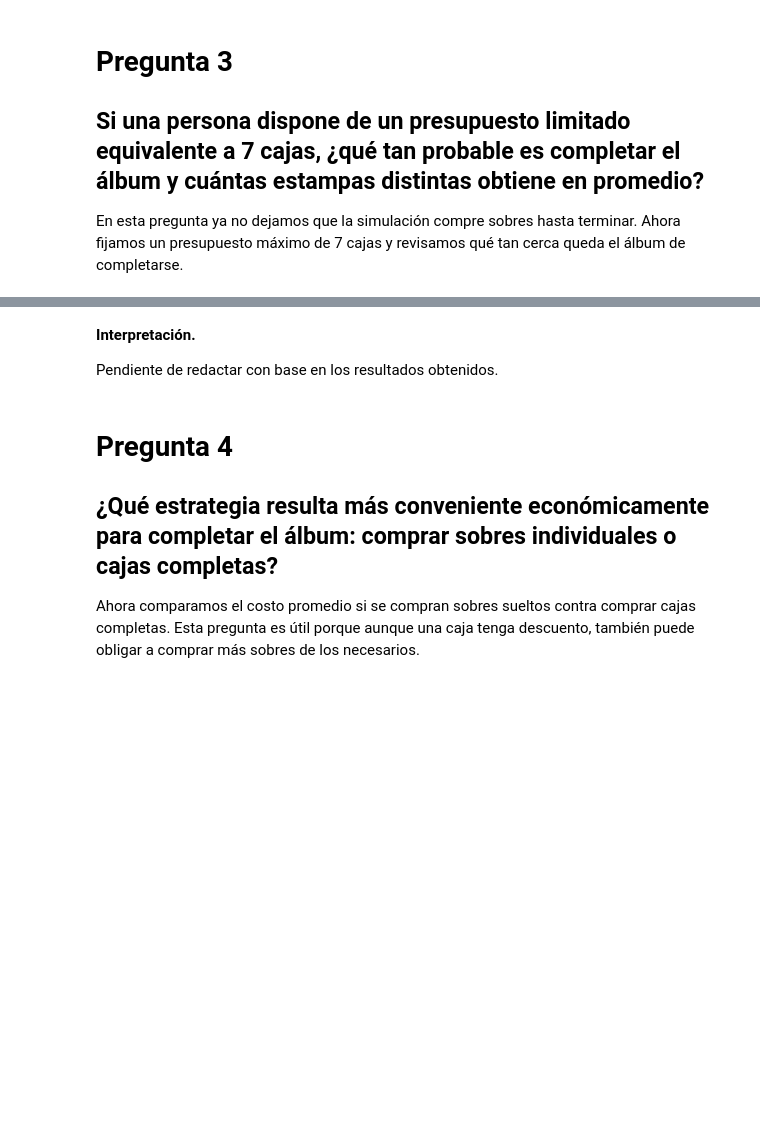
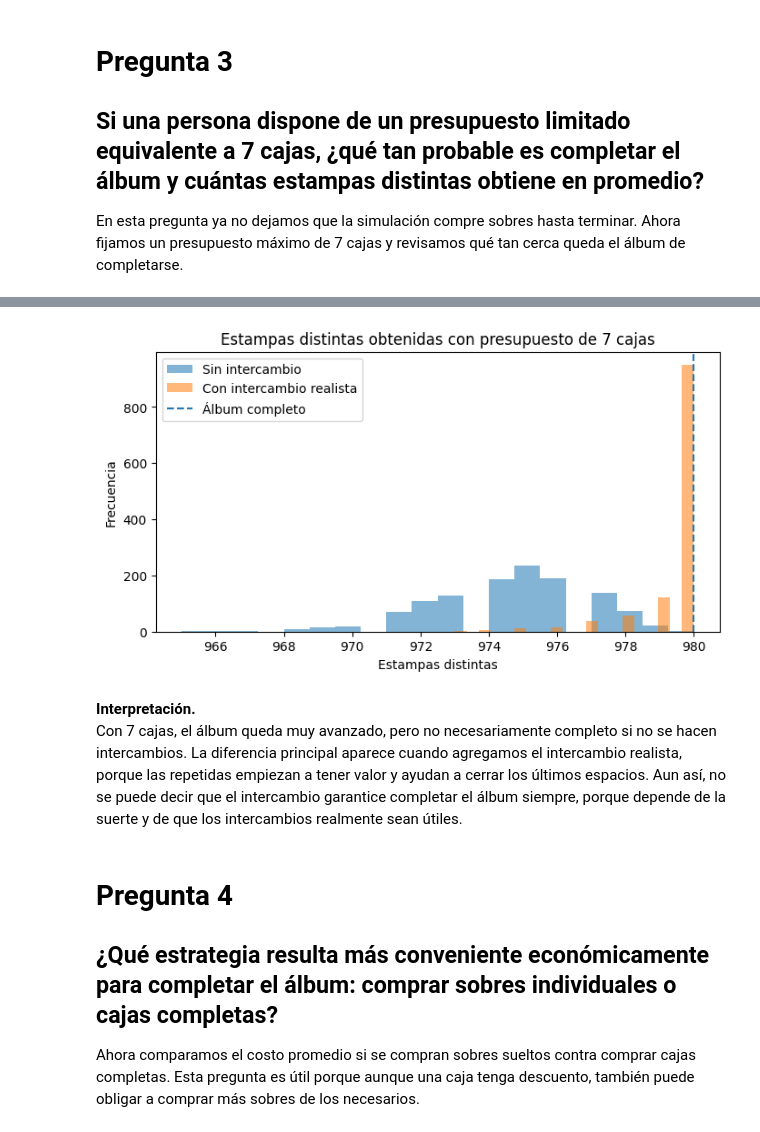
Before and after one commit to esteban-dlp/web-Laboratorio-9, a Jupyter notebook: Lab8_Etapas_5_y_6_Martin_Esteban.ipynb, the cells around one changed output, grey strips where cells are left out. Cells and saved outputs as stored; diff of their text form; code cells hidden in the pictures; blank space fills up the shorter version.

Commit message:
ultimas preguntas

```diff
--- a/Lab8_Etapas_5_y_6_Martin_Esteban.ipynb
+++ b/Lab8_Etapas_5_y_6_Martin_Esteban.ipynb
@@ -337,5 +337,64 @@ El intercambio sí reduce la cantidad de sobres necesarios, pero no de forma exa
 
 En esta pregunta ya no dejamos que la simulación compre sobres hasta terminar. Ahora fijamos un presupuesto máximo de 7 cajas y revisamos qué tan cerca queda el álbum de completarse.
 # %%
-# TODO: Completar análisis y simulación de esta pregunta
-# Mantener la misma metodología utilizada en las preguntas anteriores.
+CAJAS_PRESUPUESTO = 7
+sobres_presupuesto = CAJAS_PRESUPUESTO * SOBRES_POR_CAJA
+costo_presupuesto = CAJAS_PRESUPUESTO * PRECIO_CAJA
+
+rng = np.random.default_rng(SEMILLA + 2)
+
+resultados_pres_sin = [
+    simular_con_presupuesto(sobres_presupuesto, con_intercambio=False, rng=rng)
+    for _ in range(R_PRESUPUESTO)
+]
+
+resultados_pres_inter = [
+    simular_con_presupuesto(sobres_presupuesto, con_intercambio=True, rng=rng)
+    for _ in range(R_PRESUPUESTO)
+]
+
+distintas_pres_sin = np.array([r["distintas"] for r in resultados_pres_sin])
+distintas_pres_inter = np.array([r["distintas"] for r in resultados_pres_inter])
+
+prob_completar_sin = np.mean(distintas_pres_sin == N)
+prob_completar_inter = np.mean(distintas_pres_inter == N)
+
+tabla_p3 = pd.DataFrame({
+    "Escenario": [
+        "Sin intercambio",
+        "Con intercambio realista"
+    ],
+    "Sobres disponibles": [
+        sobres_presupuesto,
+        sobres_presupuesto
+    ],
+    "Costo del presupuesto": [
+        costo_presupuesto,
+        costo_presupuesto
+    ],
+    "Estampas distintas promedio": [
+        distintas_pres_sin.mean(),
+        distintas_pres_inter.mean()
+    ],
+    "Faltantes promedio": [
+        N - distintas_pres_sin.mean(),
+        N - distintas_pres_inter.mean()
+    ],
+    "Probabilidad de completar": [
+        prob_completar_sin,
+        prob_completar_inter
+    ]
+})
+
+display(tabla_p3)
+
+plt.figure(figsize=(8, 4))
+plt.hist(distintas_pres_sin, bins=20, alpha=0.55, label="Sin intercambio")
+plt.hist(distintas_pres_inter, bins=20, alpha=0.55, label="Con intercambio realista")
+plt.axvline(N, linestyle="--", label="Álbum completo")
+plt.title(f"Estampas distintas obtenidas con presupuesto de {CAJAS_PRESUPUESTO} cajas")
+plt.xlabel("Estampas distintas")
+plt.ylabel("Frecuencia")
+plt.legend()
+plt.show()
+# %% [output]
@@ -342,7 +404,7 @@ En esta pregunta ya no dejamos que la simulación compre sobres hasta terminar.
+[figure, added]
 # %% [markdown]
 **Interpretación.**
-
-Pendiente de redactar con base en los resultados obtenidos.
+Con 7 cajas, el álbum queda muy avanzado, pero no necesariamente completo si no se hacen intercambios. La diferencia principal aparece cuando agregamos el intercambio realista, porque las repetidas empiezan a tener valor y ayudan a cerrar los últimos espacios. Aun así, no se puede decir que el intercambio garantice completar el álbum siempre, porque depende de la suerte y de que los intercambios realmente sean útiles.
 # %% [markdown]
 # Pregunta 4
 ## ¿Qué estrategia resulta más conveniente económicamente para completar el álbum: comprar sobres individuales o cajas completas?
```
Also changed, not shown: parts of 6 cells of this notebook.
